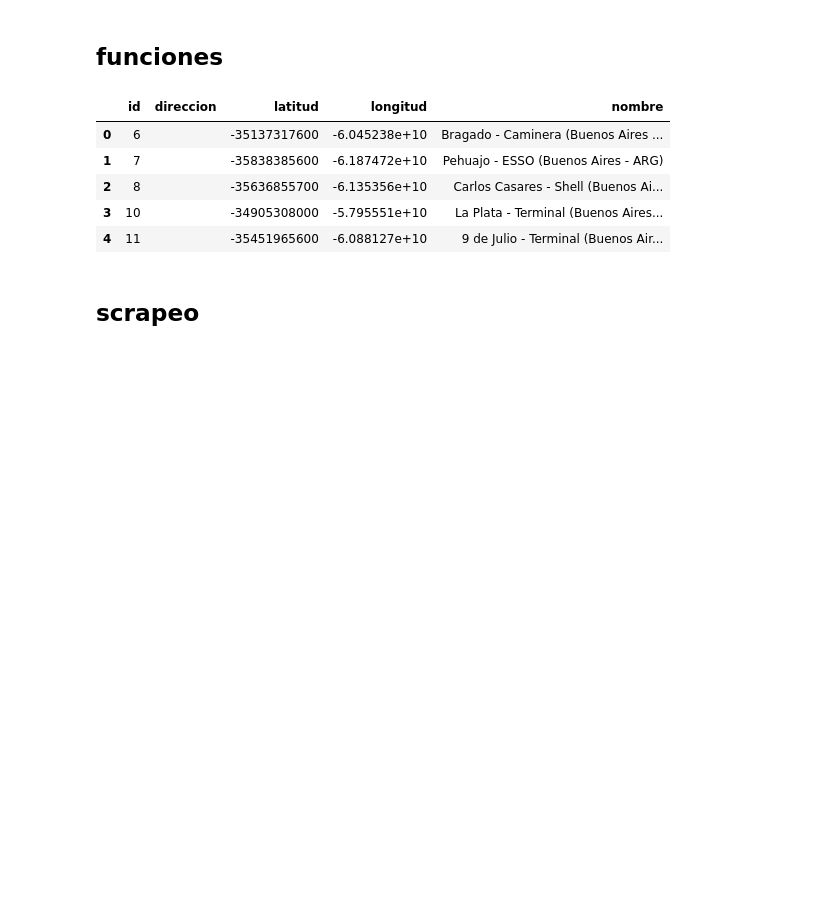
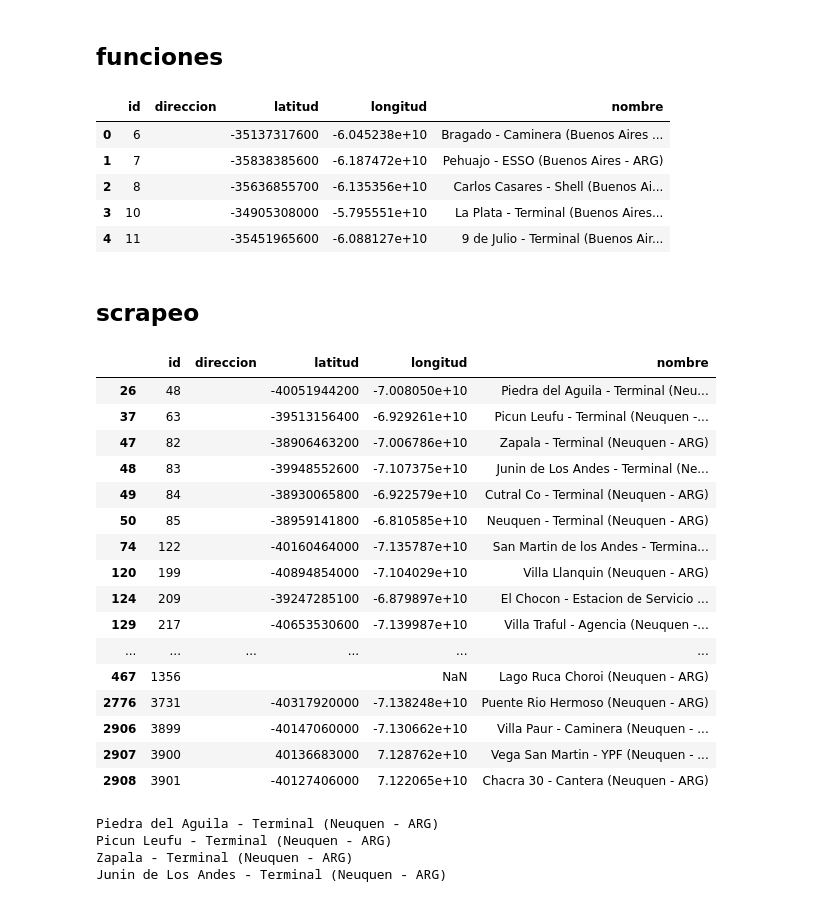
Before and after one commit to cristianbossolasco/scraper-agencias-viajes, a Jupyter notebook: scraper_busplus.ipynb, the cells around one changed output. Cells and saved outputs as stored; diff of their text form; code cells hidden in the pictures; blank space fills up the shorter version.

```diff
--- a/scraper_busplus.ipynb
+++ b/scraper_busplus.ipynb
@@ -83,6 +89,7 @@ import re
 # %%
 url = 'https://raw.githubusercontent.com/cristianbossolasco/scraper-agencias-viajes/main/busplus_files/paradas.csv'
 df_paradas = pd.read_csv(url, delimiter = ';', encoding = 'unicode_escape')
+df_paradas.nombre = df_paradas.nombre.apply(lambda x: x.encode('iso-8859-1').decode('utf-8'))
 df_paradas.head()
 # %% [output]
 |  | id | direccion | latitud | longitud | nombre |
@@ -219,11 +226,41 @@ result = scrapear_viajes(ls_origen, ls_destino, n_dias)
 df_results = pd.DataFrame.from_records(result)
 df_results.to_excel('viajes.xlsx', encoding = 'utf-8-sig')
+# %%
+df_paradas.query('nombre.str.contains("Neuquen")', engine='python')
+# %% [output]
+|  | id | direccion | latitud | longitud | nombre |
+| 26 | 48 |  | -40051944200 | -7.008050e+10 | Piedra del Aguila - Terminal (Neu... |
+| 37 | 63 |  | -39513156400 | -6.929261e+10 | Picun Leufu - Terminal (Neuquen -... |
+| 47 | 82 |  | -38906463200 | -7.006786e+10 | Zapala - Terminal (Neuquen - ARG) |
+| 48 | 83 |  | -39948552600 | -7.107375e+10 | Junin de Los Andes - Terminal (Ne... |
+| 49 | 84 |  | -38930065800 | -6.922579e+10 | Cutral Co - Terminal (Neuquen - ARG) |
+| 50 | 85 |  | -38959141800 | -6.810585e+10 | Neuquen - Terminal (Neuquen - ARG) |
+| 74 | 122 |  | -40160464000 | -7.135787e+10 | San Martin de los Andes - Termina... |
+| 120 | 199 |  | -40894854000 | -7.104029e+10 | Villa Llanquin (Neuquen - ARG) |
+| 124 | 209 |  | -39247285100 | -6.879897e+10 | El Chocon - Estacion de Servicio ... |
+| 129 | 217 |  | -40653530600 | -7.139987e+10 | Villa Traful - Agencia (Neuquen -... |
+| ... | ... | ... | ... | ... | ... |
+| 467 | 1356 |  |  | NaN | Lago Ruca Choroi (Neuquen - ARG) |
+| 2776 | 3731 |  | -40317920000 | -7.138248e+10 | Puente Rio Hermoso (Neuquen - ARG) |
+| 2906 | 3899 |  | -40147060000 | -7.130662e+10 | Villa Paur - Caminera (Neuquen - ... |
+| 2907 | 3900 |  | 40136683000 | 7.128762e+10 | Vega San Martin - YPF (Neuquen - ... |
+| 2908 | 3901 |  | -40127406000 | 7.122065e+10 | Chacra 30 - Cantera (Neuquen - ARG) |
 # %%
 #df_paradas.query('nombre.str.contains("(Entre Rios - ARG)")', engine='python')
 ls_origen = [28] # Buenos aires
-ls_argentina = df_paradas.query('nombre.str.contains("ARG")', engine='python').id.tolist() # Toda argentina
+ls_argentina = df_paradas.query('nombre.str.contains("Neuquen")', engine='python').id.tolist() # Toda argentina
 ls_destino = ls_argentina
 n_dias = 7
-result = scrapear_viajes(ls_origen, ls_destino, n_dias)
+driver = get_instance_selenium()
+result = scrapear_viajes(driver, ls_origen, ls_destino, n_dias)
+driver.quit()
 df_results = pd.DataFrame.from_records(result)
-df_results.to_excel('Argentina.xlsx', encoding = 'utf-8-sig')
+#df_results.to_excel('Argentina.xlsx', encoding = 'utf-8-sig')
+
+ruta = '/content/drive/MyDrive/viajes/Neuquen_Next_7_days.xlsx'
+df_results.to_excel(ruta, index=False, encoding = 'utf-8-sig')
+# %% [output]
+Piedra del Aguila - Terminal (Neuquen - ARG)
+Picun Leufu - Terminal (Neuquen - ARG)
+Zapala - Terminal (Neuquen - ARG)
+Junin de Los Andes - Terminal (Neuquen - ARG)
```
Also changed, not shown: parts of 4 cells of this notebook.
